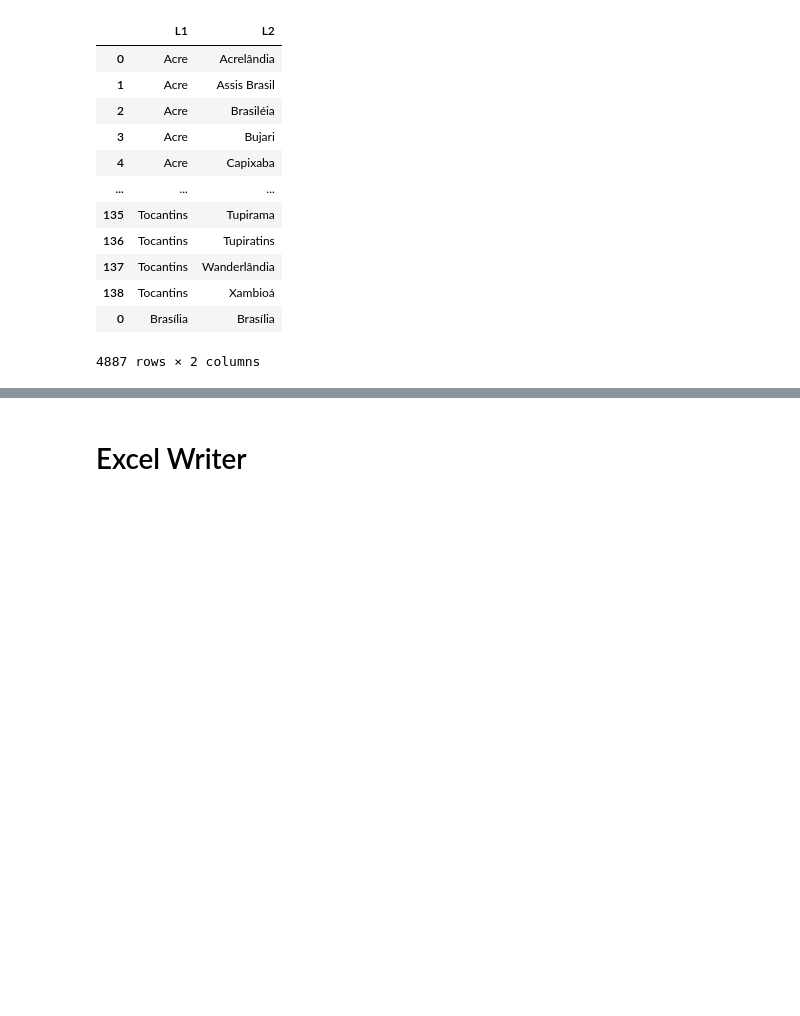
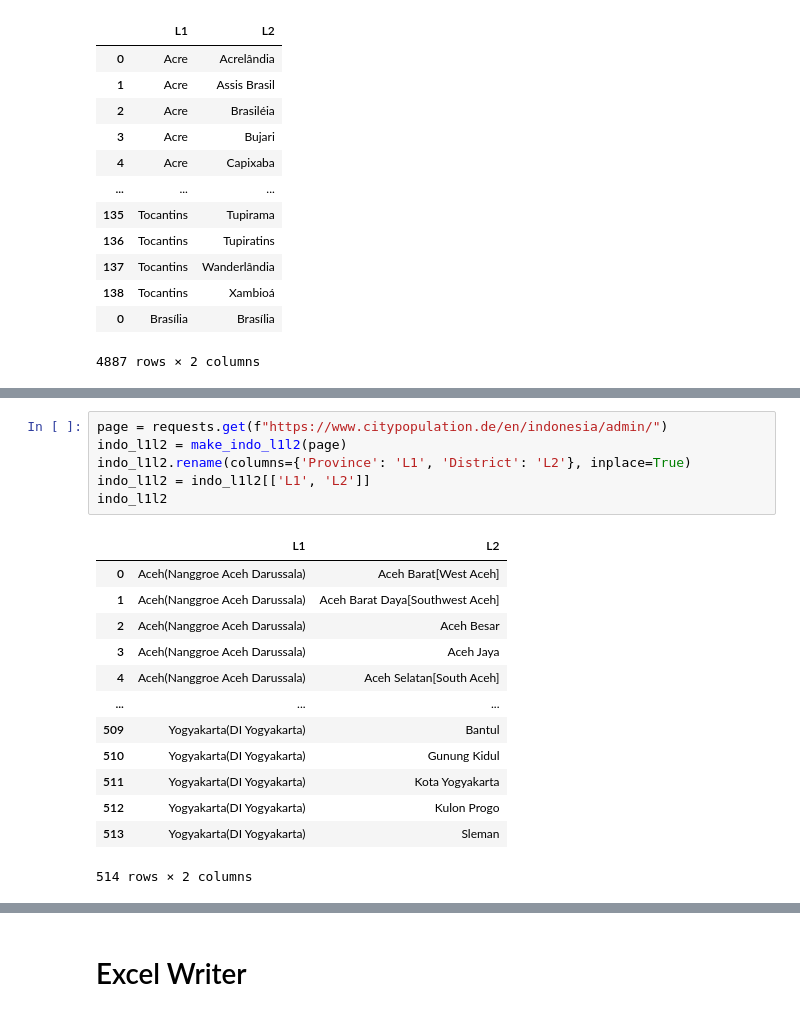
Before and after one commit to CabooseExia/Geospatial-practice, a Jupyter notebook: citypopulation_webscraper.ipynb, the cells around one changed output, grey strips where cells are left out. Saved outputs shown, nothing was run; the diff lists cells and outputs as text; blank space fills up the shorter version.

```diff
--- a/citypopulation_webscraper.ipynb
+++ b/citypopulation_webscraper.ipynb
@@ -642,0 +760,20 @@ brazil_df
+# %%
+page = requests.get(f"https://www.citypopulation.de/en/indonesia/admin/")
+indo_l1l2 = make_indo_l1l2(page)
+indo_l1l2.rename(columns={'Province': 'L1', 'District': 'L2'}, inplace=True)
+indo_l1l2 = indo_l1l2[['L1', 'L2']]
+indo_l1l2
+# %% [output]
+|  | L1 | L2 |
+| 0 | Aceh(Nanggroe Aceh Darussala) | Aceh Barat[West Aceh] |
+| 1 | Aceh(Nanggroe Aceh Darussala) | Aceh Barat Daya[Southwest Aceh] |
+| 2 | Aceh(Nanggroe Aceh Darussala) | Aceh Besar |
+| 3 | Aceh(Nanggroe Aceh Darussala) | Aceh Jaya |
+| 4 | Aceh(Nanggroe Aceh Darussala) | Aceh Selatan[South Aceh] |
+| ... | ... | ... |
+| 509 | Yogyakarta(DI Yogyakarta) | Bantul |
+| 510 | Yogyakarta(DI Yogyakarta) | Gunung Kidul |
+| 511 | Yogyakarta(DI Yogyakarta) | Kota Yogyakarta |
+| 512 | Yogyakarta(DI Yogyakarta) | Kulon Progo |
+| 513 | Yogyakarta(DI Yogyakarta) | Sleman |
+514 rows × 2 columns
```
Also changed, not shown: parts of 16 cells of this notebook.
